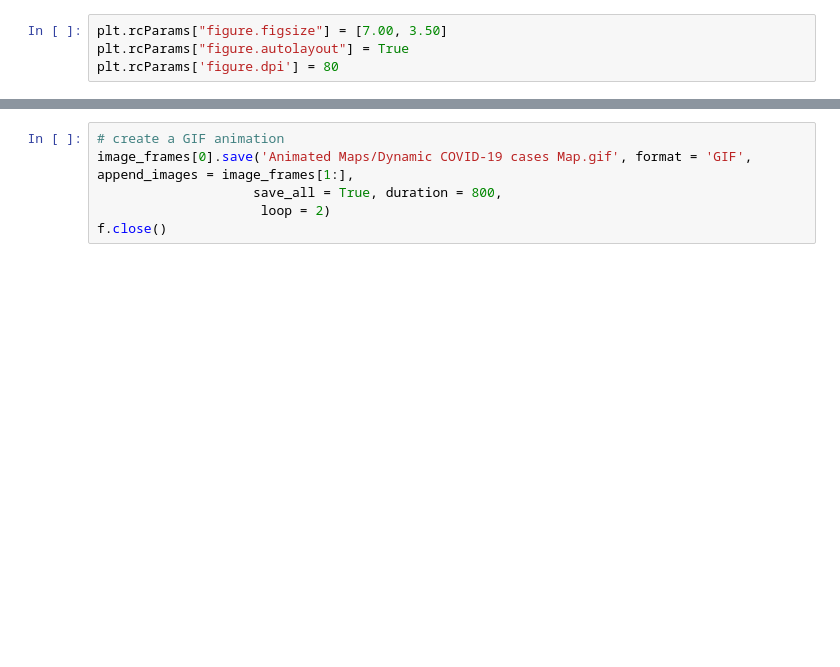
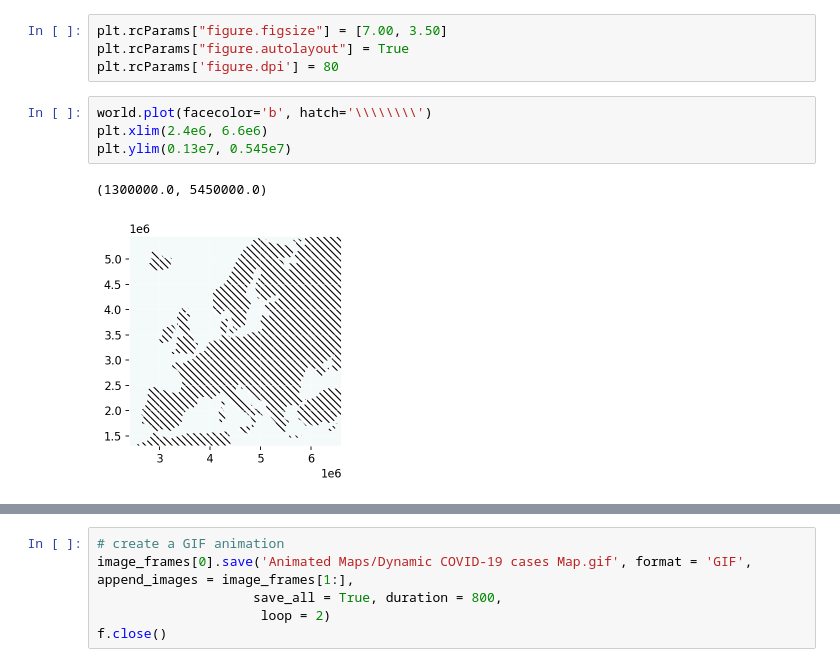
Before and after one commit to l5d1l5/ESPON-DATA, a Jupyter notebook: 03_Figures/01_Animated Maps/Code.ipynb, the cells around one changed output, grey strips where cells are left out. Cells and saved outputs as stored; diff of their text form; blank space fills up the shorter version.

```diff
--- a/03_Figures/01_Animated Maps/Code.ipynb
+++ b/03_Figures/01_Animated Maps/Code.ipynb
@@ -92,6 +103,13 @@ plt.rcParams["figure.autolayout"] = True
 plt.rcParams["figure.figsize"] = [7.00, 3.50]
 plt.rcParams["figure.autolayout"] = True
 plt.rcParams['figure.dpi'] = 80
+# %%
+world.plot(facecolor='b', hatch='\\\\\\\\')
+plt.xlim(2.4e6, 6.6e6)
+plt.ylim(0.13e7, 0.545e7)
+# %% [output]
+(1300000.0, 5450000.0)
+[figure, added]
 # %%
 image_frames = []
 
```
Also changed, not shown: parts of 3 cells of this notebook, 2 other files.
